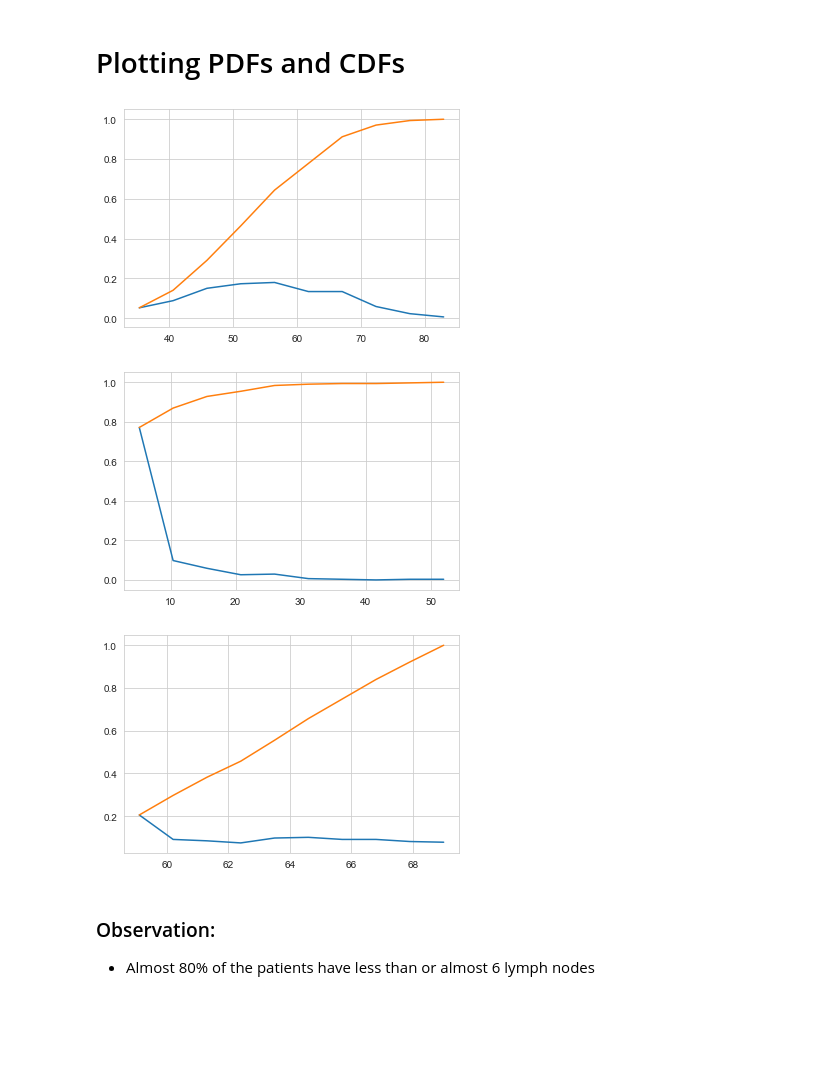
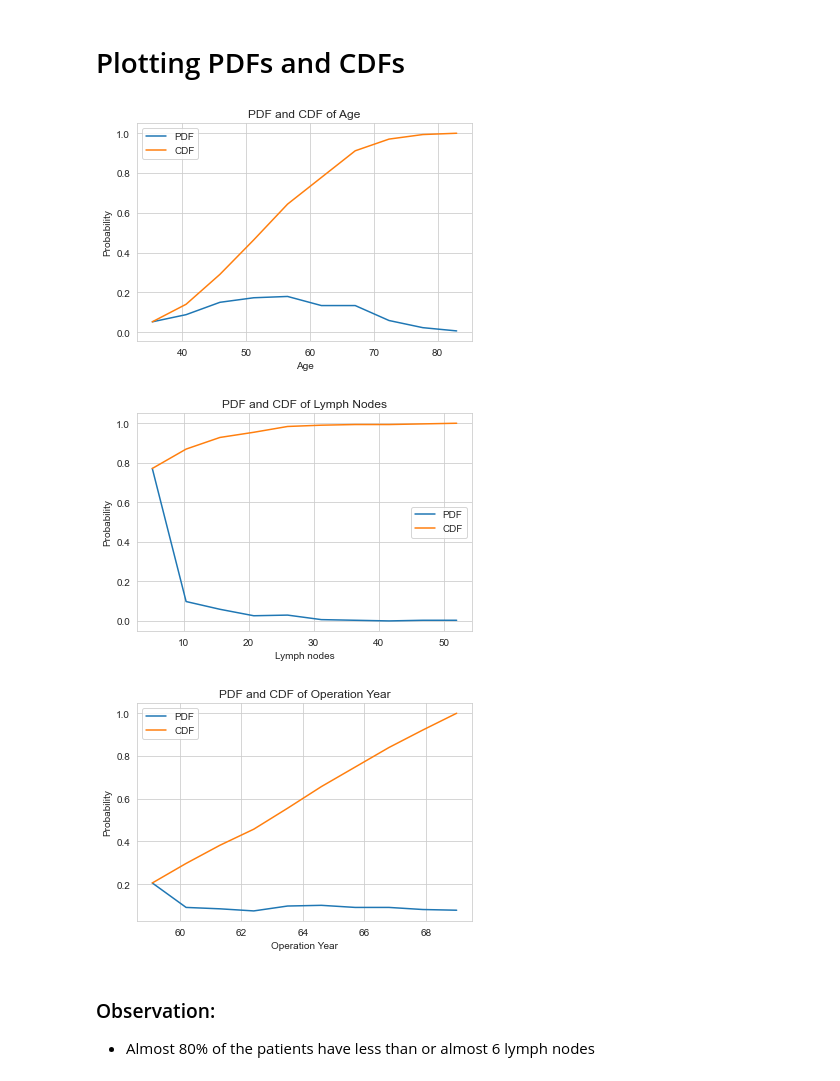
Before and after one commit to Ankit152/HaberMan-Dataset, a Jupyter notebook: habermanEDA.ipynb, the cells around one changed output. Drawn from its saved outputs; the diff is of its cells as text; code cells hidden in the pictures; blank space fills up the shorter version.

```diff
--- a/habermanEDA.ipynb
+++ b/habermanEDA.ipynb
@@ -170,21 +179,25 @@ plt.show();
 # %%
 # plotting the PDF and CDF for age
 
 cnt,bin_edges=np.histogram(data['age'],bins=10,density=True)
 
 # calculating pdf
 pdf=cnt/sum(cnt)
 #print(pdf)
 #print(bin_edges)
 
 # compute CDF
 cdf=np.cumsum(pdf)
 #print(cdf)
-plt.plot(bin_edges[1:],pdf)
-plt.plot(bin_edges[1:],cdf)
+plt.plot(bin_edges[1:],pdf,label="PDF")
+plt.plot(bin_edges[1:],cdf,label="CDF")
+plt.xlabel("Age")
+plt.ylabel("Probability")
+plt.title("PDF and CDF of Age")
+plt.legend()
 plt.show()
 # %% [output]
-[figure, old version]
+[figure, new version]
 # %%
 # plotting the PDF and CDF for lymph_nodes
 
@@ -198,11 +211,15 @@ pdf=cnt/sum(cnt)
 # compute CDF
 cdf=np.cumsum(pdf)
 #print(cdf)
-plt.plot(bin_edges[1:],pdf)
-plt.plot(bin_edges[1:],cdf)
+plt.plot(bin_edges[1:],pdf,label="PDF")
+plt.plot(bin_edges[1:],cdf,label="CDF")
+plt.xlabel("Lymph nodes")
+plt.ylabel("Probability")
+plt.title("PDF and CDF of Lymph Nodes")
+plt.legend()
 plt.show()
 # %% [output]
-[figure, old version]
+[figure, new version]
 # %%
 # plotting the PDF and CDF for operation_year
 
@@ -216,11 +233,15 @@ pdf=cnt/sum(cnt)
 # compute CDF
 cdf=np.cumsum(pdf)
 #print(cdf)
-plt.plot(bin_edges[1:],pdf)
-plt.plot(bin_edges[1:],cdf)
+plt.plot(bin_edges[1:],pdf,label="PDF")
+plt.plot(bin_edges[1:],cdf,label="CDF")
+plt.xlabel("Operation Year")
+plt.ylabel("Probability")
+plt.title("PDF and CDF of Operation Year")
+plt.legend()
 plt.show()
 # %% [output]
-[figure, old version]
+[figure, new version]
 # %% [markdown]
 ### Observation:
 * Almost 80% of the patients have less than or almost 6 lymph nodes
```
Also changed, not shown: parts of 12 cells of this notebook.
